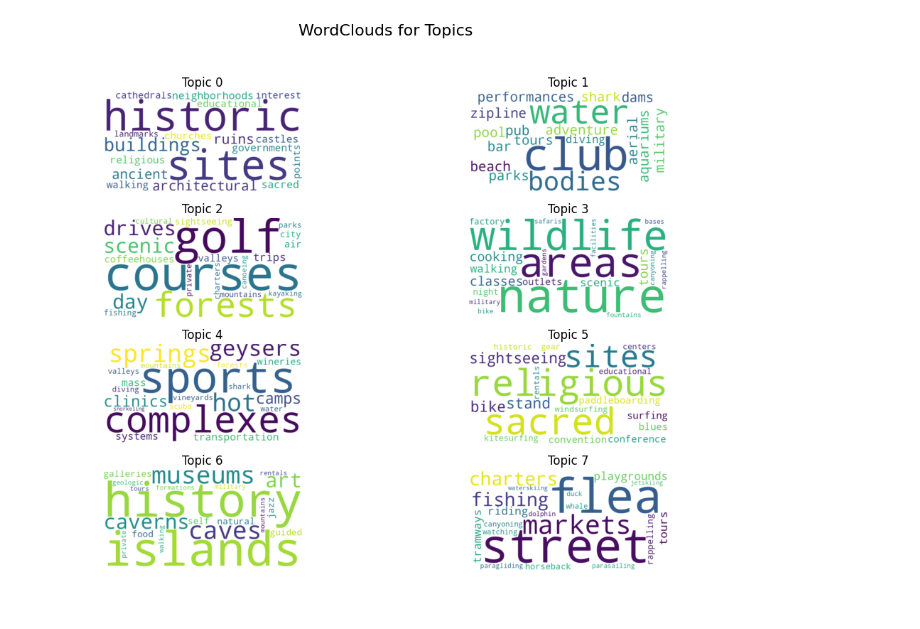
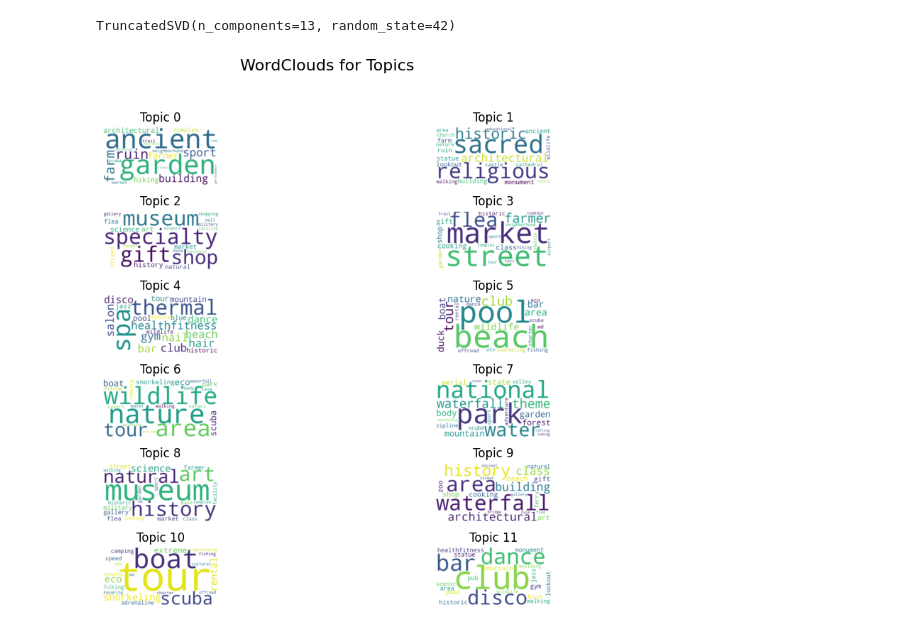
Before and after one commit to S09Z/IS_Project_Thailand_Tourism_Recommendation, a Jupyter notebook: app/frontend/clustering_experiment/expr_6-TF-IDF_LSA.ipynb, the cells around one changed output. Saved outputs shown, nothing was run; the diff lists cells and outputs as text; code cells hidden in the pictures.

Commit message:
update LSA cluster

```diff
--- a/app/frontend/clustering_experiment/expr_6-TF-IDF_LSA.ipynb
+++ b/app/frontend/clustering_experiment/expr_6-TF-IDF_LSA.ipynb
@@ -56,0 +68,4 @@ nltk.data.path.append(NLTK_DATA_PATH)
+# %%
+combined_details_df['tags'] = combined_details_df['tags'].fillna("").astype(str)
+combined_details_df['tags'] = combined_details_df['tags'].apply(advanced_clean_text)
+combined_details_df['tags'].replace("", "other", inplace=True)
@@ -120,18 +110,0 @@ markets street flea farmers geologic formations churches cathedrals tubing rafti
-# %%
-perplexities = []
-topic_range = range(2, 21)  # กำหนดช่วงของจำนวนหัวข้อ (2 ถึง 20)
-
-for n_topics in topic_range:
-    lda_model = LatentDirichletAllocation(n_components=n_topics, random_state=42)
-    lda_model.fit(X)
-    perplexities.append(lda_model.perplexity(X))
-
-# การ Visualize ค่า Perplexity
-plt.figure(figsize=(10, 6))
-plt.plot(topic_range, perplexities, marker='o')
-plt.title('LDA Perplexity vs Number of Topics')
-plt.xlabel('Number of Topics')
-plt.ylabel('Perplexity')
-plt.xticks(topic_range)
-plt.grid()
-plt.show()
@@ -139,0 +199,2 @@ plt.show()
+# %%
+N_CLUSTER = optimize_cluster_lsa(X, min_clusters=2, max_clusters=20, n_components_range=range(2, 20))
@@ -140,33 +207,38 @@ plt.show()
+# %%
+lsa_model = TruncatedSVD(n_components=N_CLUSTER, random_state=42)
+lsa_model.fit(X)
+# %% [output]
+TruncatedSVD(n_components=13, random_state=42)
 # %%
-def get_topic_words(lda_model, feature_names, n_top_words=10):
+def get_topic_words(lsa_model, feature_names, n_top_words=10):
     topic_words = []
-    for topic_idx, topic in enumerate(lda_model.components_):
+    for topic_idx, topic in enumerate(lsa_model.components_):
         words = [feature_names[i] for i in topic.argsort()[:-n_top_words - 1:-1]]
         topic_words.append(" ".join(words))
     return topic_words
 
 # Generate topic words from LDA model
-topic_words = get_topic_words(lda_model, vectorizer.get_feature_names_out(), n_top_words=20)
+topic_words = get_topic_words(lsa_model, vectorizer.get_feature_names_out(), n_top_words=20)
 
 # Function to plot WordClouds in a 2x2 grid
 def plot_wordclouds_in_grid(topic_words, n_rows=2, n_cols=2):
     fig, axes = plt.subplots(n_rows, n_cols, figsize=(12, 8))
     fig.suptitle("WordClouds for Topics", fontsize=16)
 
     for idx, words in enumerate(topic_words):
         if idx < n_rows * n_cols:
             row, col = divmod(idx, n_cols)
             wordcloud = WordCloud(width=800, height=400, background_color='white').generate(words)
             axes[row, col].imshow(wordcloud, interpolation='bilinear')
             axes[row, col].axis('off')
             axes[row, col].set_title(f"Topic {idx}", fontsize=12)
         else:
             axes[row, col].axis('off')  # Turn off any extra axes
 
     plt.tight_layout(rect=[0, 0, 1, 0.95])  # Adjust layout to leave space for title
     plt.show()
 
 # Plot the WordClouds in a 2x2 grid
-plot_wordclouds_in_grid(topic_words, n_rows=4, n_cols=2)
+plot_wordclouds_in_grid(topic_words, n_rows=round(N_CLUSTER/2), n_cols=2)
 # %% [output]
-[figure, old version]
+[figure, new version]
```
Also changed, not shown: parts of 33 cells of this notebook, 10 other files.
